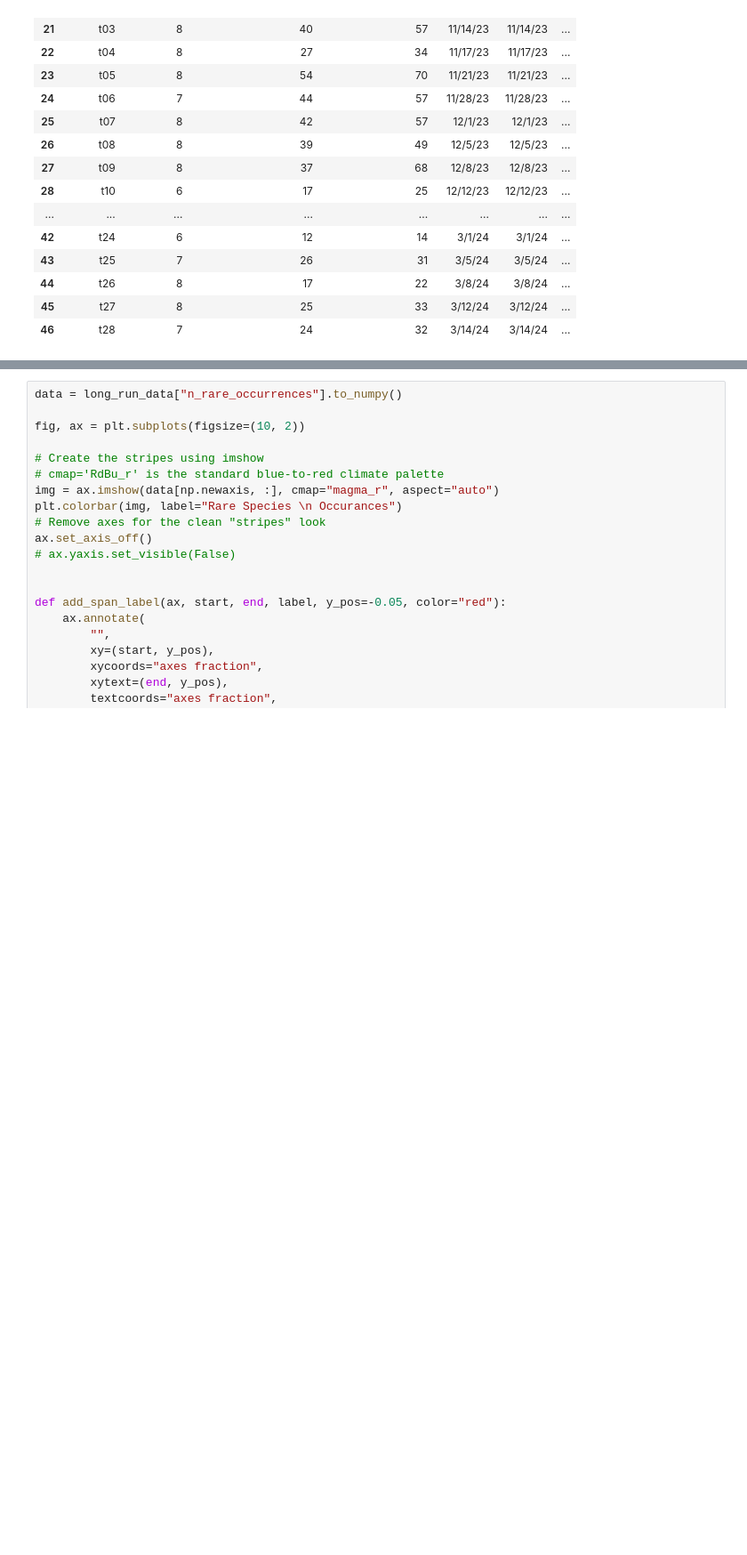
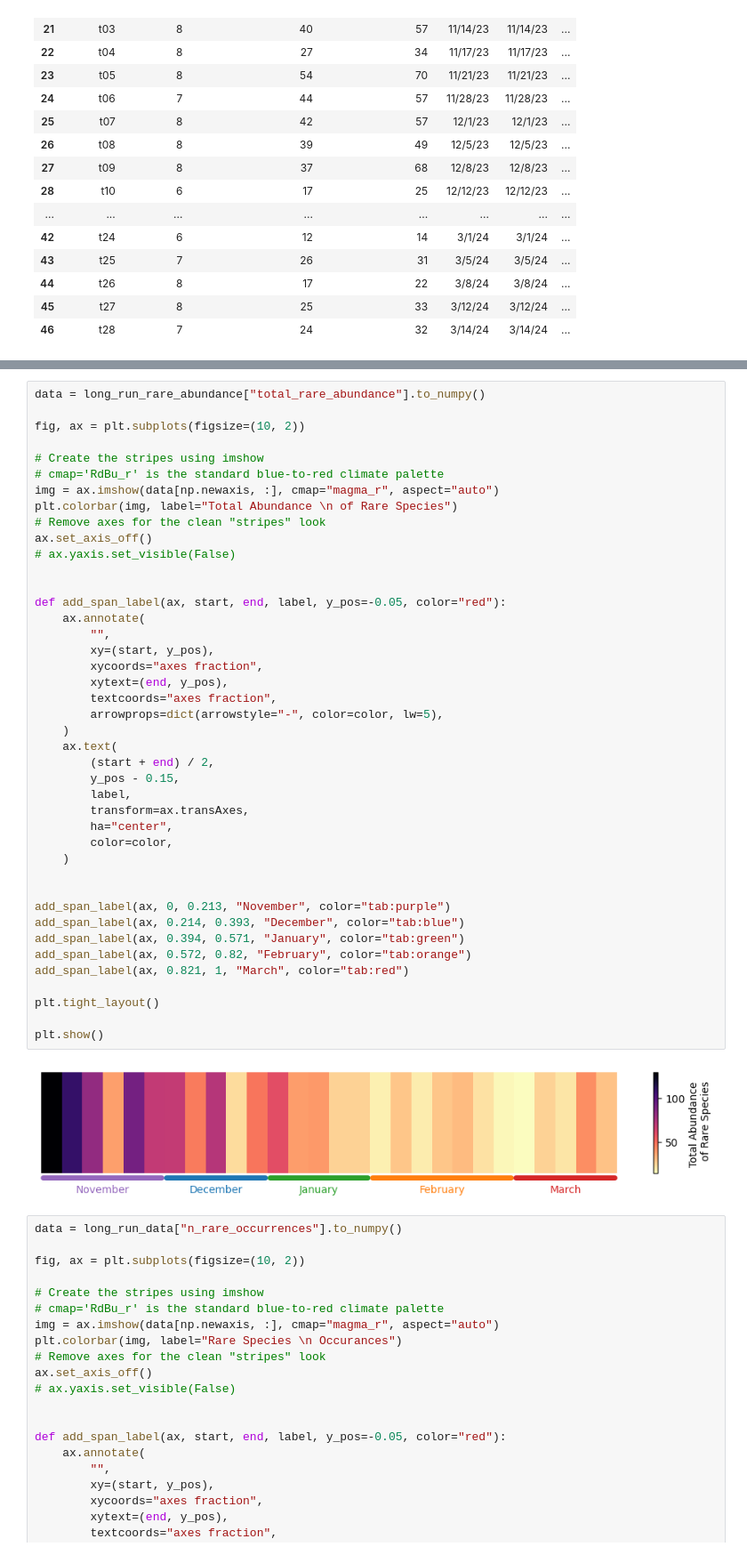
Before and after one commit to mikepassal/Outdoor_microbiome, a Jupyter notebook: Local_analysis/Analysis_post_Luke_talk/Bacterial_core_species/identify_core_species.ipynb, the cells around one changed output, grey strips where cells are left out. Shown at 89% size. Drawn from its saved outputs; the diff is of its cells as text; blank space fills up the shorter version.

Commit message:
Add code for investigating percentage of rare species in samples

```diff
--- a/Local_analysis/Analysis_post_Luke_talk/Bacterial_core_species/identify_core_species.ipynb
+++ b/Local_analysis/Analysis_post_Luke_talk/Bacterial_core_species/identify_core_species.ipynb
@@ -500,3 +615,47 @@ See the caveats in the documentation: https://pandas.pydata.org/pandas-docs/stab
+# %%
+data = long_run_rare_abundance["total_rare_abundance"].to_numpy()
+
+fig, ax = plt.subplots(figsize=(10, 2))
+
+# Create the stripes using imshow
+# cmap='RdBu_r' is the standard blue-to-red climate palette
+img = ax.imshow(data[np.newaxis, :], cmap="magma_r", aspect="auto")
+plt.colorbar(img, label="Total Abundance \n of Rare Species")
+# Remove axes for the clean "stripes" look
+ax.set_axis_off()
+# ax.yaxis.set_visible(False)
+
+
+def add_span_label(ax, start, end, label, y_pos=-0.05, color="red"):
+    ax.annotate(
+        "",
+        xy=(start, y_pos),
+        xycoords="axes fraction",
+        xytext=(end, y_pos),
+        textcoords="axes fraction",
+        arrowprops=dict(arrowstyle="-", color=color, lw=5),
+    )
+    ax.text(
+        (start + end) / 2,
+        y_pos - 0.15,
+        label,
+        transform=ax.transAxes,
+        ha="center",
+        color=color,
+    )
+
+
+add_span_label(ax, 0, 0.213, "November", color="tab:purple")
+add_span_label(ax, 0.214, 0.393, "December", color="tab:blue")
+add_span_label(ax, 0.394, 0.571, "January", color="tab:green")
+add_span_label(ax, 0.572, 0.82, "February", color="tab:orange")
+add_span_label(ax, 0.821, 1, "March", color="tab:red")
+
+plt.tight_layout()
+
+plt.show()
+# %% [output]
+[figure, added]
 # %%
 data = long_run_data["n_rare_occurrences"].to_numpy()
 
```
Also changed, not shown: parts of 7 cells of this notebook, 1 other file.
